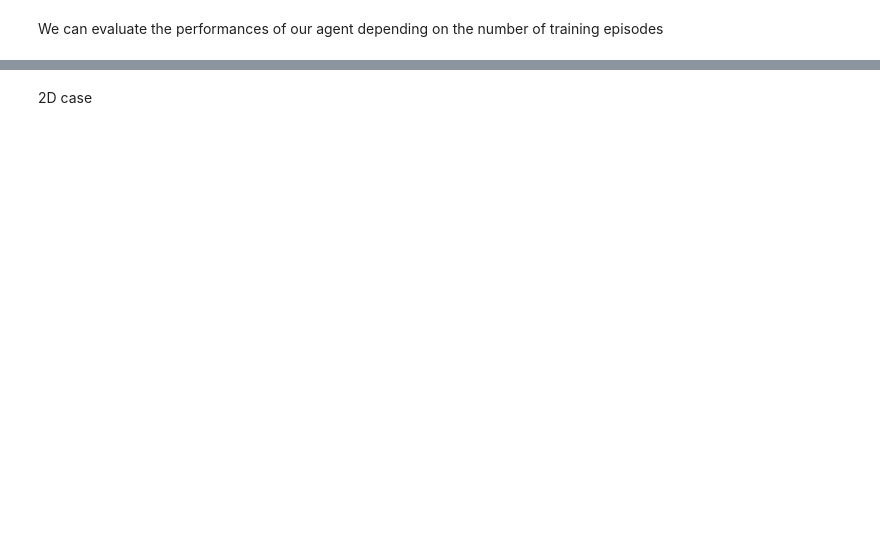
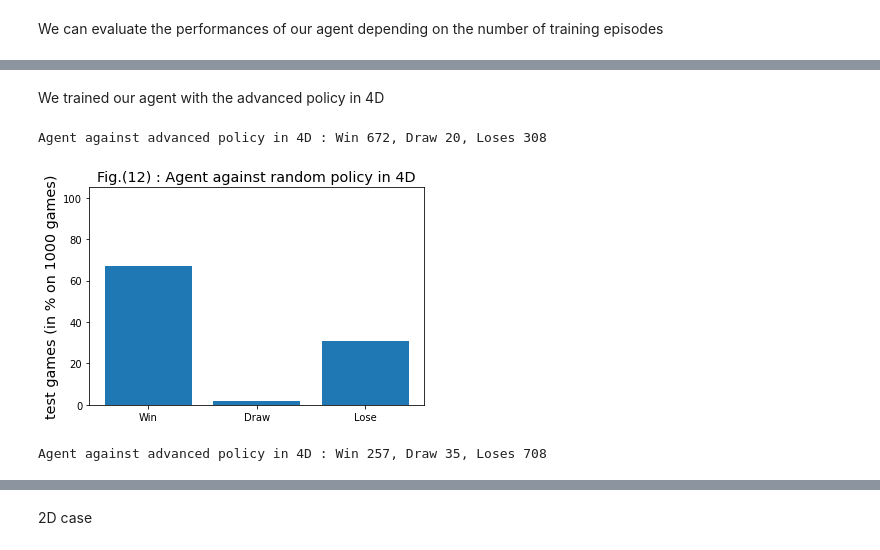
Before and after one commit to gael-vanderlee/CrossDimNoughts, a Jupyter notebook: RL_project.ipynb, the cells around one changed output, grey strips where cells are left out. Cells and saved outputs as stored; diff of their text form; code cells hidden in the pictures; blank space fills up the shorter version.

```diff
--- a/RL_project.ipynb
+++ b/RL_project.ipynb
@@ -141,0 +216,27 @@ print("Win {}, Draw {}, Loses {}".format(wins, draw, loses))
+# %% [markdown]
+We trained our agent with the advanced policy in 4D
+# %%
+loaded_agent_4D = na.Model(size=3, n_dim=4)
+loaded_agent_4D.load("weights_4D")
+game = Game(None, None, n_dim=4, size=3)
+wins, draw, loses = na.test_against_policy(agent_4D, game, random_policy, 1000)
+print("Agent against advanced policy in 4D : Win {}, Draw {}, Loses {}".format(wins, draw, loses))
+# %% [output]
+Agent against advanced policy in 4D : Win 672, Draw 20, Loses 308
+# %%
+diag = plt.figure()
+plt.bar(['Win', 'Draw', 'Lose'], np.array([wins, draw, loses]) / 10)
+plt.title("Fig.(12) : Agent against random policy in 4D", fontsize='x-large')
+plt.ylabel('test games (in % on 1000 games)', fontsize='x-large')
+plt.ylim(0, 105)
+plt.savefig("agent_vs_random_in_4D.pdf", bbox_inches='tight')
+# %% [output]
+[figure, added]
+# %%
+loaded_agent_4D = na.Model(size=3, n_dim=4)
+loaded_agent_4D.load("weights_4D")
+game = Game(None, None, n_dim=4, size=3)
+wins, draw, loses = na.test_against_policy(agent_4D, game, advanced_policy_nD, 1000)
+print("Agent against advanced policy in 4D : Win {}, Draw {}, Loses {}".format(wins, draw, loses))
+# %% [output]
+Agent against advanced policy in 4D : Win 257, Draw 35, Loses 708
```
Also changed, not shown: parts of 49 cells of this notebook, 2 other files.
